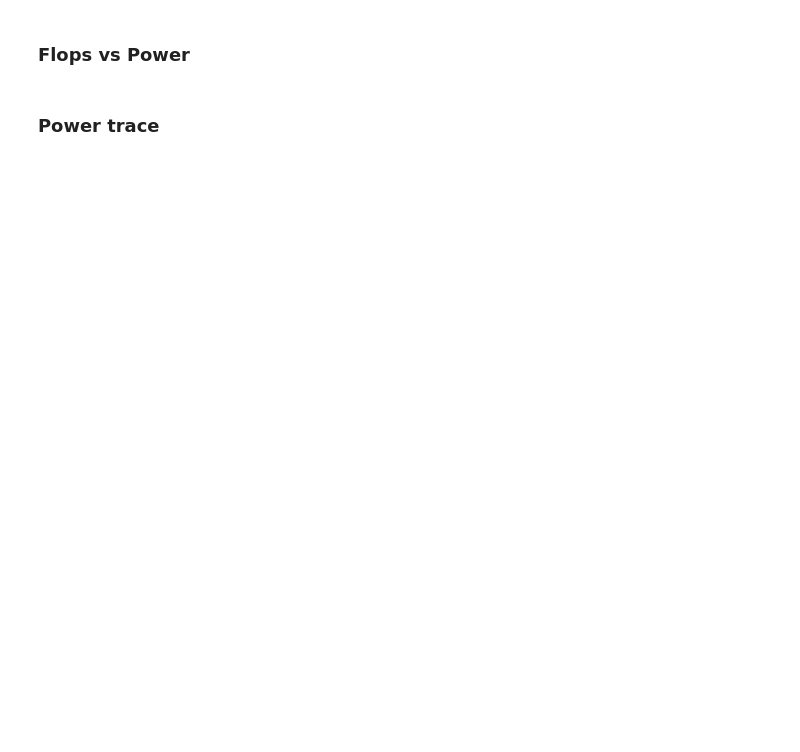
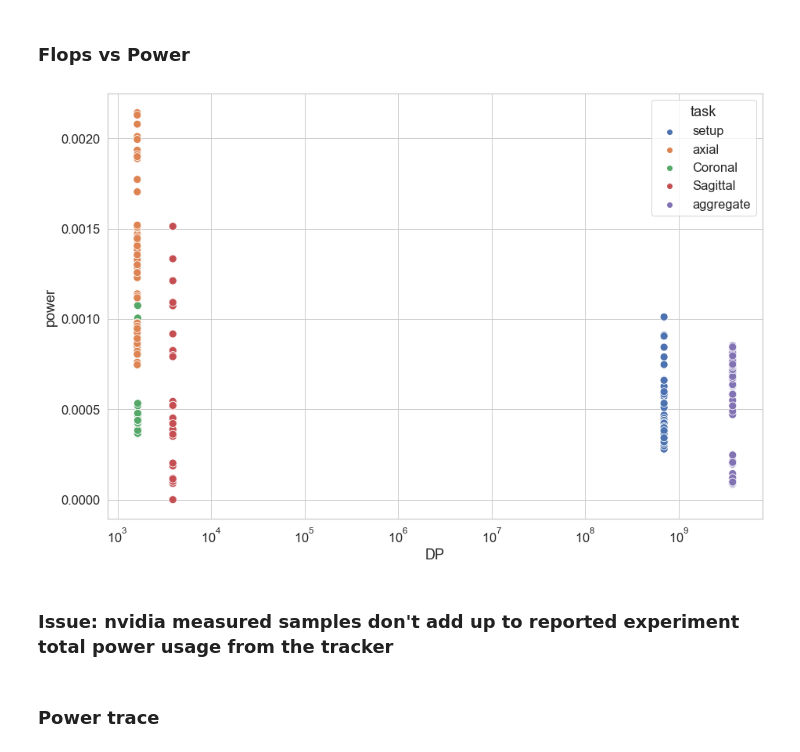
Before and after one commit to neurodatascience/watts_up_compute, a Jupyter notebook: notebooks/10_impact_tracker_dashboard.ipynb, the cells around one changed output. Drawn from its saved outputs; the diff is of its cells as text; code cells hidden in the pictures; blank space fills up the shorter version.

```diff
--- a/notebooks/10_impact_tracker_dashboard.ipynb
+++ b/notebooks/10_impact_tracker_dashboard.ipynb
@@ -207,11 +406,15 @@ with sns.axes_style("whitegrid"):
 # %% [markdown]
 ### Flops vs Power
 # %%
-plot_df = flops_df_concat.copy()
+plot_df = flops_df_concat_exp_set.copy()
 
 sns.set(font_scale = 1.5)
 
 with sns.axes_style("whitegrid"):
     fig, axes = plt.subplots(figsize=(15,10),sharex=False,sharey=False)
-    g = sns.scatterplot(y='epoch_power_draw', x='DP', hue='task', s=100, data=plot_df)
-    g.set(xscale='log',yscale='log')
+    g = sns.scatterplot(y='power', x='DP', hue='task', s=100, data=plot_df)
+    g.set(xscale='log')
+# %% [output]
+[figure, added]
+# %% [markdown]
+### Issue: nvidia measured samples don't add up to reported experiment total power usage from the tracker
```
Also changed, not shown: parts of 17 cells of this notebook.
